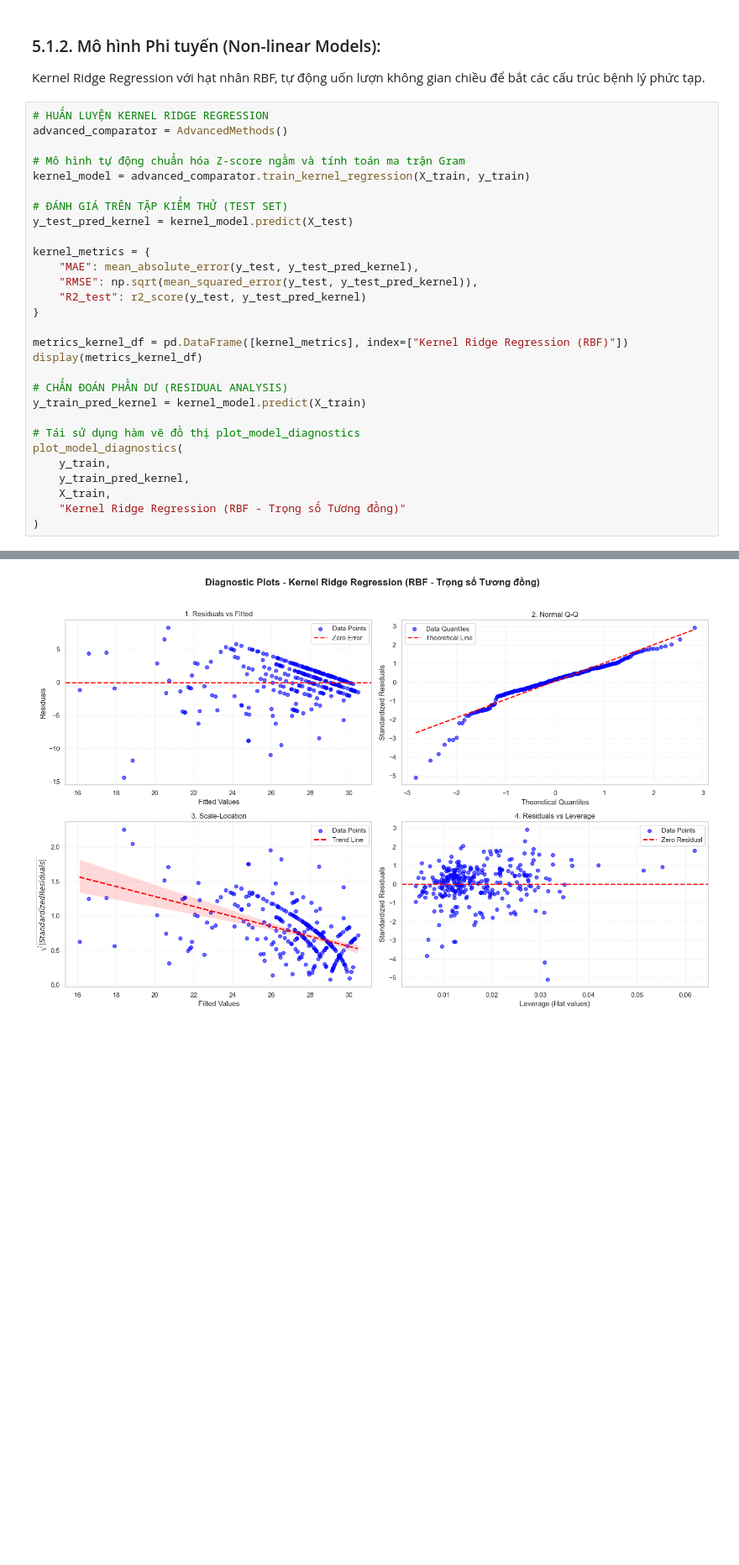
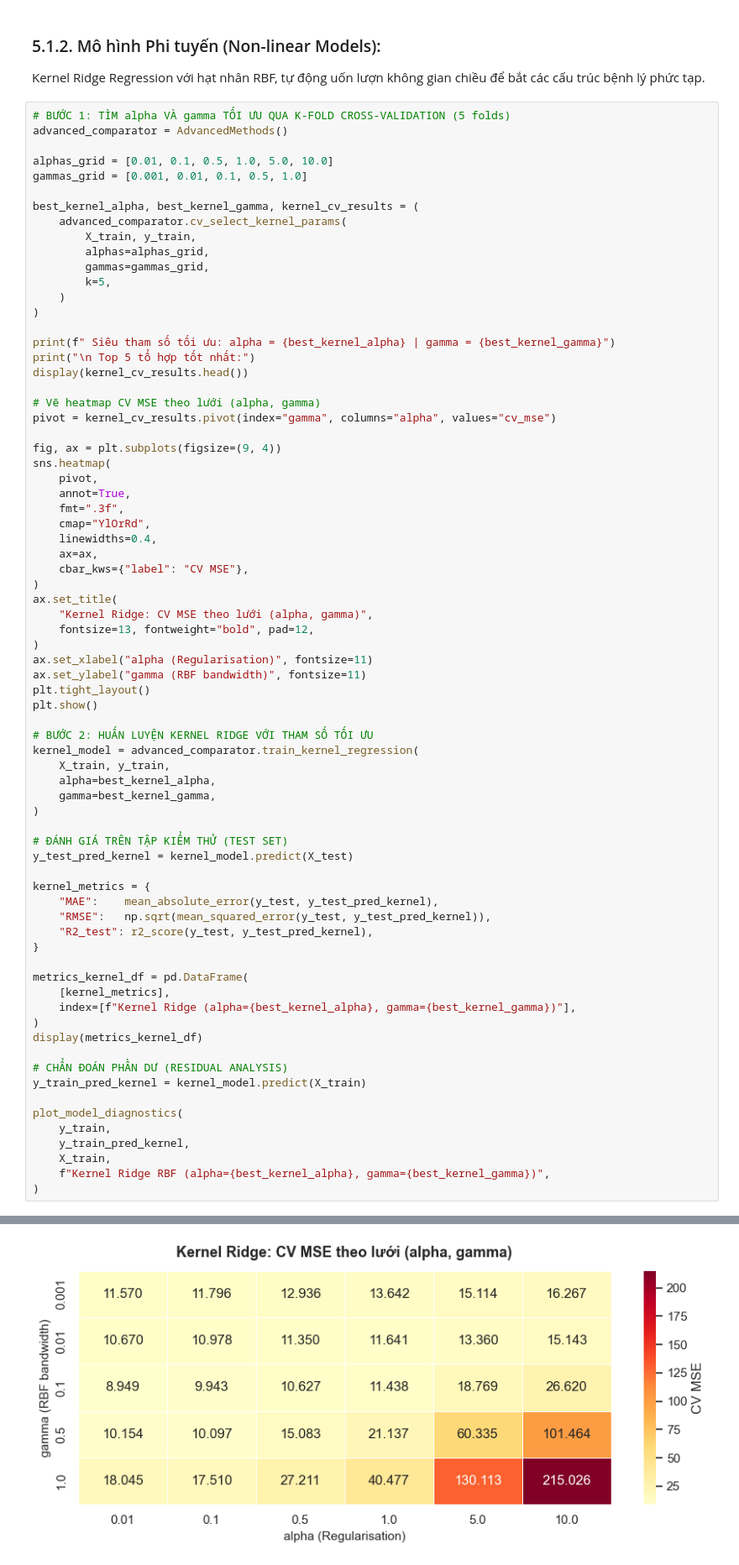
Before and after one commit to TanKhoiTV/blues-estimator-project, a Jupyter notebook: part2/part2_notebook.ipynb, the cells around one changed output, grey strips where cells are left out. Shown at 84% size. Drawn from its saved outputs; the diff is of its cells as text; blank space fills up the shorter version.

```diff
--- a/part2/part2_notebook.ipynb
+++ b/part2/part2_notebook.ipynb
@@ -1075,32 +1075,76 @@ Trên tập kiểm thử, Ridge ($\lambda = 6.5793$) ghi nhận $MAE = 2.2899$,
 
 Kernel Ridge Regression với hạt nhân RBF, tự động uốn lượn không gian chiều để bắt các cấu trúc bệnh lý phức tạp.
 # %%
-# HUẤN LUYỆN KERNEL RIDGE REGRESSION
+# BƯỚC 1: TÌM alpha VÀ gamma TỐI ƯU QUA K-FOLD CROSS-VALIDATION (5 folds)
 advanced_comparator = AdvancedMethods()
 
-# Mô hình tự động chuẩn hóa Z-score ngầm và tính toán ma trận Gram
-kernel_model = advanced_comparator.train_kernel_regression(X_train, y_train)
+alphas_grid = [0.01, 0.1, 0.5, 1.0, 5.0, 10.0]
+gammas_grid = [0.001, 0.01, 0.1, 0.5, 1.0]
+
+best_kernel_alpha, best_kernel_gamma, kernel_cv_results = (
+    advanced_comparator.cv_select_kernel_params(
+        X_train, y_train,
+        alphas=alphas_grid,
+        gammas=gammas_grid,
+        k=5,
+    )
+)
+
+print(f" Siêu tham số tối ưu: alpha = {best_kernel_alpha} | gamma = {best_kernel_gamma}")
+print("\n Top 5 tổ hợp tốt nhất:")
+display(kernel_cv_results.head())
+
+# Vẽ heatmap CV MSE theo lưới (alpha, gamma)
+pivot = kernel_cv_results.pivot(index="gamma", columns="alpha", values="cv_mse")
+
+fig, ax = plt.subplots(figsize=(9, 4))
+sns.heatmap(
+    pivot,
+    annot=True,
+    fmt=".3f",
+    cmap="YlOrRd",
+    linewidths=0.4,
+    ax=ax,
+    cbar_kws={"label": "CV MSE"},
+)
+ax.set_title(
+    "Kernel Ridge: CV MSE theo lưới (alpha, gamma)",
+    fontsize=13, fontweight="bold", pad=12,
+)
+ax.set_xlabel("alpha (Regularisation)", fontsize=11)
+ax.set_ylabel("gamma (RBF bandwidth)", fontsize=11)
+plt.tight_layout()
+plt.show()
+
+# BƯỚC 2: HUẤN LUYỆN KERNEL RIDGE VỚI THAM SỐ TỐI ƯU
+kernel_model = advanced_comparator.train_kernel_regression(
+    X_train, y_train,
+    alpha=best_kernel_alpha,
+    gamma=best_kernel_gamma,
+)
 
 # ĐÁNH GIÁ TRÊN TẬP KIỂM THỬ (TEST SET)
 y_test_pred_kernel = kernel_model.predict(X_test)
 
 kernel_metrics = {
-    "MAE": mean_absolute_error(y_test, y_test_pred_kernel),
-    "RMSE": np.sqrt(mean_squared_error(y_test, y_test_pred_kernel)),
-    "R2_test": r2_score(y_test, y_test_pred_kernel)
+    "MAE":    mean_absolute_error(y_test, y_test_pred_kernel),
+    "RMSE":   np.sqrt(mean_squared_error(y_test, y_test_pred_kernel)),
+    "R2_test": r2_score(y_test, y_test_pred_kernel),
 }
 
-metrics_kernel_df = pd.DataFrame([kernel_metrics], index=["Kernel Ridge Regression (RBF)"])
+metrics_kernel_df = pd.DataFrame(
+    [kernel_metrics],
+    index=[f"Kernel Ridge (alpha={best_kernel_alpha}, gamma={best_kernel_gamma})"],
+)
 display(metrics_kernel_df)
 
 # CHẨN ĐOÁN PHẦN DƯ (RESIDUAL ANALYSIS)
 y_train_pred_kernel = kernel_model.predict(X_train)
 
-# Tái sử dụng hàm vẽ đồ thị plot_model_diagnostics
 plot_model_diagnostics(
     y_train,
     y_train_pred_kernel,
     X_train,
-    "Kernel Ridge Regression (RBF - Trọng số Tương đồng)"
+    f"Kernel Ridge RBF (alpha={best_kernel_alpha}, gamma={best_kernel_gamma})",
 )
 # %% [output]
@@ -1109 +1160 @@ plot_model_diagnostics(
-[figure, old version]
+[figure, new version]
```
Also changed, not shown: parts of 6 cells of this notebook, 1 other file.
